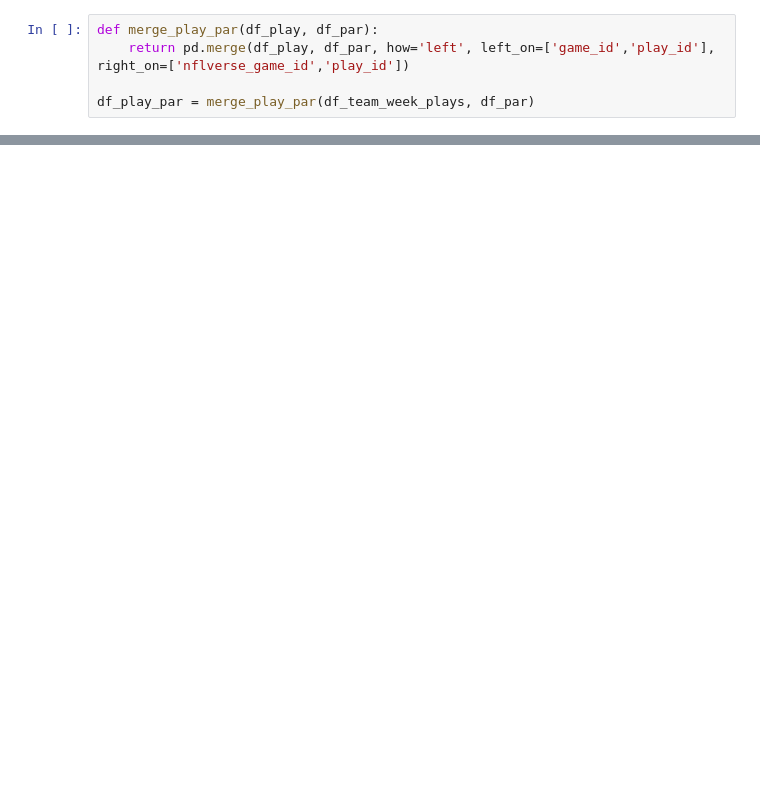
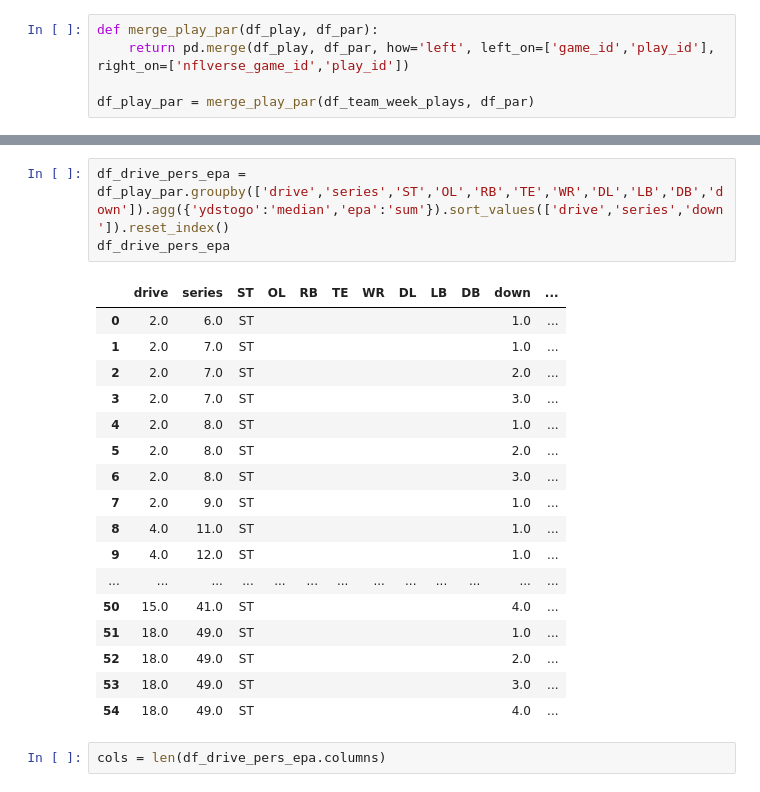
Before and after one commit to keeganheilman/nfl-charts, a Jupyter notebook: team-drive-epa.ipynb, the cells around one changed output, grey strips where cells are left out. Cells and saved outputs as stored; diff of their text form; blank space fills up the shorter version.

```diff
--- a/team-drive-epa.ipynb
+++ b/team-drive-epa.ipynb
@@ -345,0 +387,23 @@ df_play_par.merge(pd.DataFrame.from_records(df_play_par['offense_personnel'].app
+# %%
+df_drive_pers_epa = df_play_par.groupby(['drive','series','ST','OL','RB','TE','WR','DL','LB','DB','down']).agg({'ydstogo':'median','epa':'sum'}).sort_values(['drive','series','down']).reset_index()
+df_drive_pers_epa
+# %% [output]
+|  | drive | series | ST | OL | RB | TE | WR | DL | LB | DB | down | ... |
+| 0 | 2.0 | 6.0 | ST |  |  |  |  |  |  |  | 1.0 | ... |
+| 1 | 2.0 | 7.0 | ST |  |  |  |  |  |  |  | 1.0 | ... |
+| 2 | 2.0 | 7.0 | ST |  |  |  |  |  |  |  | 2.0 | ... |
+| 3 | 2.0 | 7.0 | ST |  |  |  |  |  |  |  | 3.0 | ... |
+| 4 | 2.0 | 8.0 | ST |  |  |  |  |  |  |  | 1.0 | ... |
+| 5 | 2.0 | 8.0 | ST |  |  |  |  |  |  |  | 2.0 | ... |
+| 6 | 2.0 | 8.0 | ST |  |  |  |  |  |  |  | 3.0 | ... |
+| 7 | 2.0 | 9.0 | ST |  |  |  |  |  |  |  | 1.0 | ... |
+| 8 | 4.0 | 11.0 | ST |  |  |  |  |  |  |  | 1.0 | ... |
+| 9 | 4.0 | 12.0 | ST |  |  |  |  |  |  |  | 1.0 | ... |
+| ... | ... | ... | ... | ... | ... | ... | ... | ... | ... | ... | ... | ... |
+| 50 | 15.0 | 41.0 | ST |  |  |  |  |  |  |  | 4.0 | ... |
+| 51 | 18.0 | 49.0 | ST |  |  |  |  |  |  |  | 1.0 | ... |
+| 52 | 18.0 | 49.0 | ST |  |  |  |  |  |  |  | 2.0 | ... |
+| 53 | 18.0 | 49.0 | ST |  |  |  |  |  |  |  | 3.0 | ... |
+| 54 | 18.0 | 49.0 | ST |  |  |  |  |  |  |  | 4.0 | ... |
+# %%
+cols = len(df_drive_pers_epa.columns)
```
Also changed, not shown: parts of 12 cells of this notebook.
